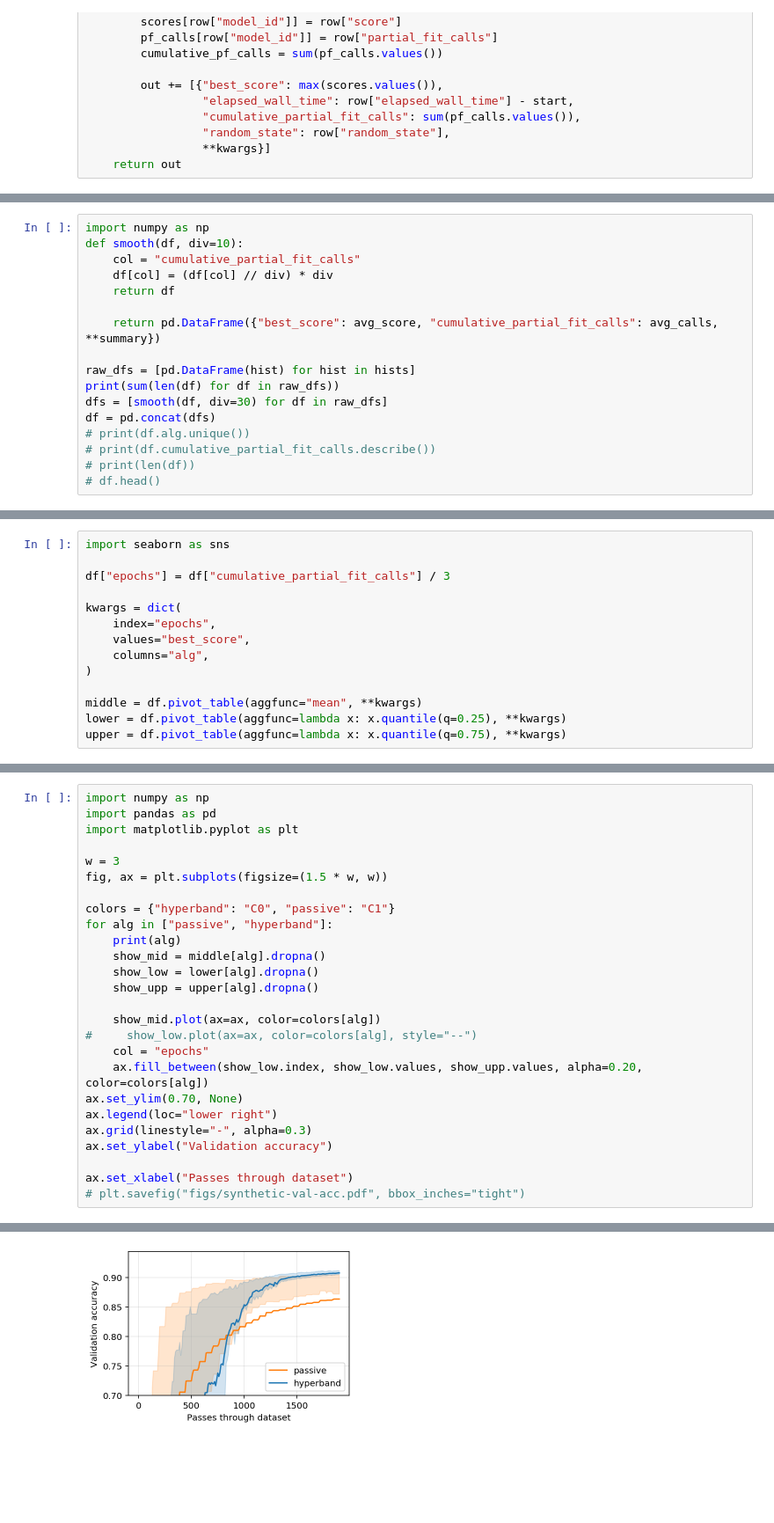
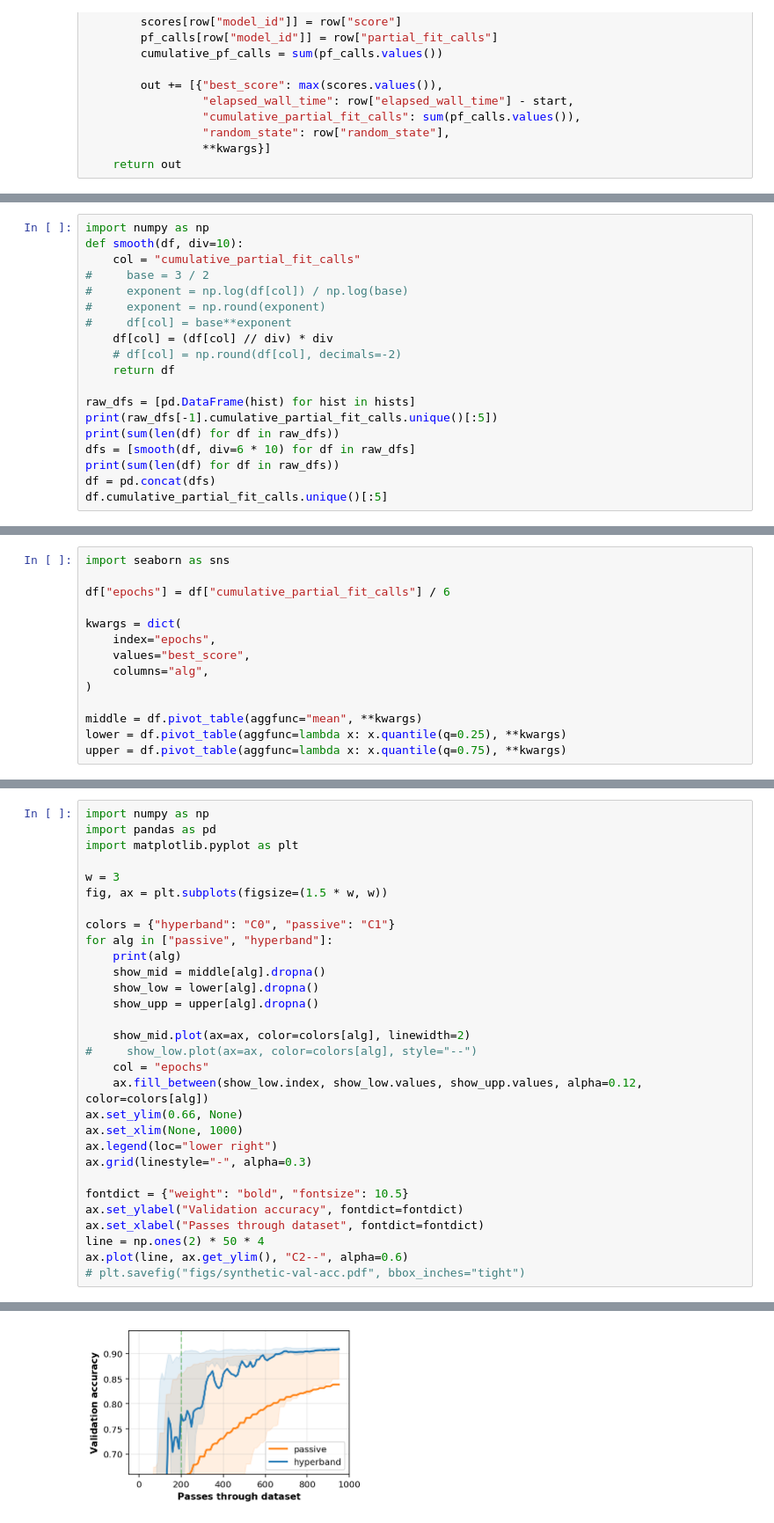
Before and after one commit to stsievert/dask-hyperband-comparison, a Jupyter notebook: synthetic/Synthetic-viz.ipynb, the cells around one changed output, grey strips where cells are left out. Shown at 88% size. Cells and saved outputs as stored; diff of their text form; blank space fills up the shorter version.

Commit message:
Visualize synthetic results
Former-commit-id: 09fb4c9232f7580b3a13adddbb6021a50ad784f4

```diff
--- a/synthetic/Synthetic-viz.ipynb
+++ b/synthetic/Synthetic-viz.ipynb
@@ -134,17 +152,19 @@ KeyboardInterrupt:
 import numpy as np
 def smooth(df, div=10):
     col = "cumulative_partial_fit_calls"
+#     base = 3 / 2
+#     exponent = np.log(df[col]) / np.log(base)
+#     exponent = np.round(exponent)
+#     df[col] = base**exponent
     df[col] = (df[col] // div) * div
+    # df[col] = np.round(df[col], decimals=-2)
     return df
 
-    return pd.DataFrame({"best_score": avg_score, "cumulative_partial_fit_calls": avg_calls, **summary})
-
 raw_dfs = [pd.DataFrame(hist) for hist in hists]
+print(raw_dfs[-1].cumulative_partial_fit_calls.unique()[:5])
 print(sum(len(df) for df in raw_dfs))
-dfs = [smooth(df, div=30) for df in raw_dfs]
+dfs = [smooth(df, div=6 * 10) for df in raw_dfs]
+print(sum(len(df) for df in raw_dfs))
 df = pd.concat(dfs)
-# print(df.alg.unique())
-# print(df.cumulative_partial_fit_calls.describe())
-# print(len(df))
-# df.head()
+df.cumulative_partial_fit_calls.unique()[:5]
 # %% [output]
@@ -173,7 +201,7 @@ array([  0, 400, 401, 402, 403, 404, 405, 406, 407, 408, 409, 410, 411,
 # %%
 import seaborn as sns
 
-df["epochs"] = df["cumulative_partial_fit_calls"] / 3
+df["epochs"] = df["cumulative_partial_fit_calls"] / 6
 
 kwargs = dict(
     index="epochs",
@@ -211,16 +229,20 @@ for alg in ["passive", "hyperband"]:
     show_low = lower[alg].dropna()
     show_upp = upper[alg].dropna()
 
-    show_mid.plot(ax=ax, color=colors[alg])
+    show_mid.plot(ax=ax, color=colors[alg], linewidth=2)
 #     show_low.plot(ax=ax, color=colors[alg], style="--")
     col = "epochs"
-    ax.fill_between(show_low.index, show_low.values, show_upp.values, alpha=0.20, color=colors[alg])
-ax.set_ylim(0.70, None)
+    ax.fill_between(show_low.index, show_low.values, show_upp.values, alpha=0.12, color=colors[alg])
+ax.set_ylim(0.66, None)
+ax.set_xlim(None, 1000)
 ax.legend(loc="lower right")
 ax.grid(linestyle="-", alpha=0.3)
-ax.set_ylabel("Validation accuracy")
 
-ax.set_xlabel("Passes through dataset")
+fontdict = {"weight": "bold", "fontsize": 10.5}
+ax.set_ylabel("Validation accuracy", fontdict=fontdict)
+ax.set_xlabel("Passes through dataset", fontdict=fontdict)
+line = np.ones(2) * 50 * 4
+ax.plot(line, ax.get_ylim(), "C2--", alpha=0.6)
 # plt.savefig("figs/synthetic-val-acc.pdf", bbox_inches="tight")
 # %% [output]
 passive
@@ -229,2 +251,2 @@ Text(0.5, 0, 'Passes through dataset')
-[figure, old version]
+[figure, new version]
 # %%
```
Also changed, not shown: parts of 14 cells of this notebook, 8 other files.
